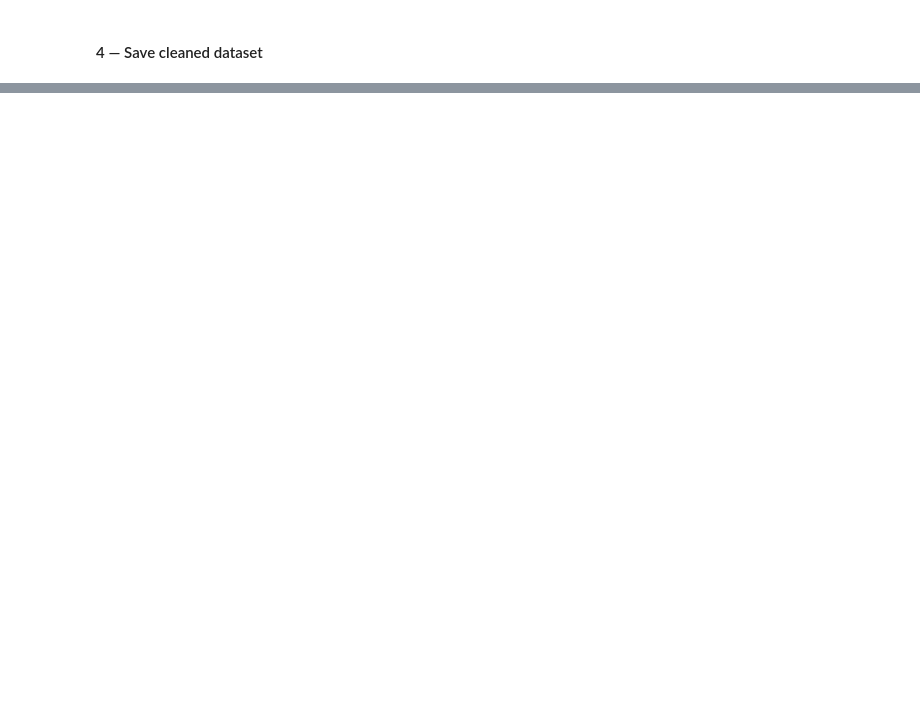
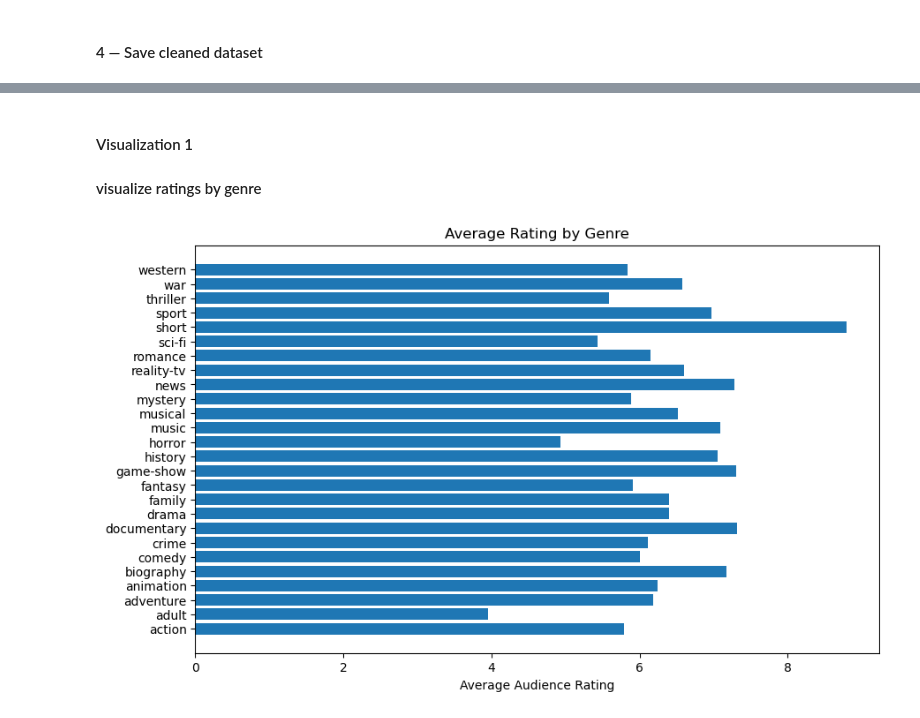
Before and after one commit to Daniellamuli/Phase-2-Movie-Analysis-Project, a Jupyter notebook: notebooks/Eve.ipynb, the cells around one changed output, grey strips where cells are left out. Saved outputs shown, nothing was run; the diff lists cells and outputs as text; code cells hidden in the pictures; blank space fills up the shorter version.

```diff
--- a/notebooks/Eve.ipynb
+++ b/notebooks/Eve.ipynb
@@ -415,0 +432,6 @@ rt_master.to_csv('../data/cleanedData/rt_master_cleaned.csv', index=False)
+# %%
+imdb = pd.read_csv("../data/cleanedData/imdb_cleaned_data.csv")
+tmdb = pd.read_csv("../data/cleanedData/tmdb_cleaned_data.csv")
+bom = pd.read_csv("../data/cleanedData/bom_cleaned_data.csv")
+rt = pd.read_csv("../data/cleanedData/rt_master_cleaned.csv")
+tn = pd.read_csv("../data/cleanedData/tndb_cleaned_data.csv")
@@ -415,0 +486,7 @@ rt_master.to_csv('../data/cleanedData/rt_master_cleaned.csv', index=False)
+# %%
+# Standardize titles for merging
+
+imdb['title_clean'] = imdb['primary_title'].str.lower().str.strip()
+tmdb['title_clean'] = tmdb['title'].str.lower().str.strip()
+bom['title_clean'] = bom['title'].str.lower().str.strip()
+tn['title_clean'] = tn['movie'].str.lower().str.strip()
@@ -415,0 +714,16 @@ rt_master.to_csv('../data/cleanedData/rt_master_cleaned.csv', index=False)
+# %%
+# Use IMDB dataset for genre analysis
+genre_analysis = imdb[['genres','averagerating','numvotes']].copy()
+print(genre_analysis.head())
+
+genre_analysis['genres'] = genre_analysis['genres'].str.split(',')
+
+genre_analysis = genre_analysis.explode('genres')
+
+# group by genre
+genre_summary = genre_analysis.groupby('genres').agg({
+    'averagerating':'mean',
+    'numvotes':'mean'
+}).reset_index()
+
+genre_summary.sort_values(by='averagerating', ascending=False).head()
@@ -415,0 +743,12 @@ rt_master.to_csv('../data/cleanedData/rt_master_cleaned.csv', index=False)
+# %% [markdown]
+#### Visualization 1
+
+#### visualize ratings by genre
+# %%
+plt.figure(figsize=(10,6))
+plt.barh(genre_summary['genres'], genre_summary['averagerating'])
+plt.xlabel("Average Audience Rating")
+plt.title("Average Rating by Genre")
+plt.show()
+# %% [output]
+[figure, added]
```
Also changed, not shown: parts of 42 cells of this notebook.
